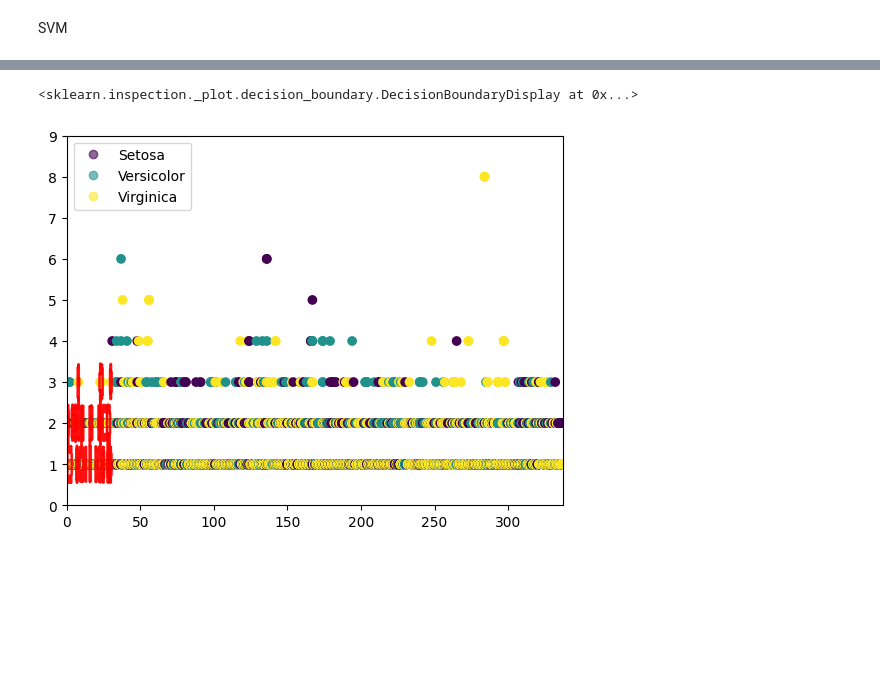
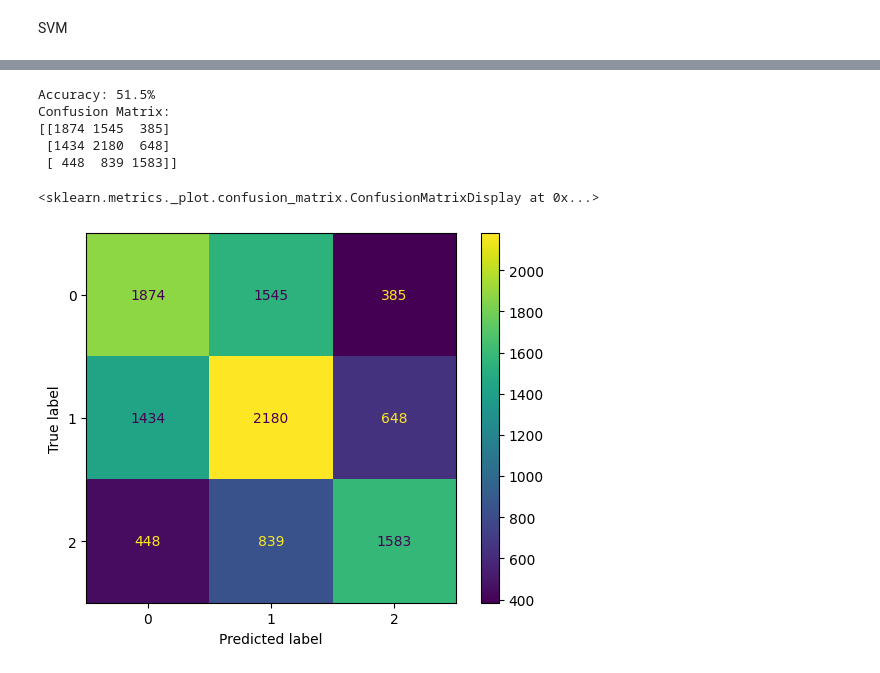
Before and after one commit to Fares596/python_DS_project, a Jupyter notebook: eye_project.ipynb, the cells around one changed output, grey strips where cells are left out. Saved outputs shown, nothing was run; the diff lists cells and outputs as text; code cells hidden in the pictures; blank space fills up the shorter version.

```diff
--- a/eye_project.ipynb
+++ b/eye_project.ipynb
@@ -240,22 +160,0 @@ plt.scatter(X[:, 0], X[:, 1], c=y)
-# %%
-lr = LogisticRegression(penalty=None, max_iter=int(1e5))
-svm_clf = LinearSVC(C=1000000, dual=True)  # C = infty signifie "pas de normalisation"
-
-colonnes_x = [c for c in df.columns if c not in ['label', "lineNo"]]
-print(colonnes_x[0:4:2] == colonnes_x[:2])
-X = df[colonnes_x[0:4:2]].to_numpy()  # Convertir en tableau NumPy
-y = df['label'].astype(int).to_numpy()  # La colonne cible
-
-lr.fit(X, target)
-svm_clf.fit(X, target)
-
-plt.plot(fd[target == '0', 0], fd[target == '0', 1], 'o', label='0', alpha=0.5)
-plt.plot(fd[target == '1', 0], fd[target == '1', 1], 'o', label='1', alpha=0.5)
-plt.plot(fd[target == '2', 0], fd[target == '2', 1], 'o', label='2', alpha=0.5)
-#DecisionBoundaryDisplay.from_estimator(lr, X, plot_method="contour", ax=plt.gca(),
-           #                                 levels=[-1, 0, 1], colors='k', linestyles=["--", "-", "--"])
-#DecisionBoundaryDisplay.from_estimator(svm_clf, X, plot_method="contour", ax=plt.gca(),
-                                       #levels=[-1, 0, 1], colors='r', linestyles=["--", "-", "--"])
-from matplotlib.lines import Line2D
-plt.legend(handles=[Line2D([0], [0], color='r', label='SVM'),
-                    Line2D([0], [0], color='k', label='Regréssion logistique')])
@@ -299,18 +161,25 @@ plt.ylim([X[:, 1].min() - .2, X[:, 1].max() + .2])
-# %%
-clf = svm.SVC(kernel='rbf', gamma=10)
-clf.fit(X[:1000, :2], y[:1000])
-scatter = plt.scatter(X[:, 0], X[:, 1], c=y)
-handles, labels = scatter.legend_elements(alpha=0.6)
-plt.legend(handles, ['Setosa', 'Versicolor', 'Virginica'])
-ax = plt.gca()
-DecisionBoundaryDisplay.from_estimator(
-    clf,
-    X[:, :2],
-    colors='r',
-    plot_method="contour",
-    alpha=0.5,
-    ax=ax,
-    grid_resolution=1000,)
-# %% [output]
-<sklearn.inspection._plot.decision_boundary.DecisionBoundaryDisplay at 0x...>
-[figure, removed]
+# %%
+from sklearn.svm import LinearSVC
+from sklearn.metrics import accuracy_score, confusion_matrix
+from sklearn.metrics import ConfusionMatrixDisplay
+
+svm = LinearSVC(max_iter=100000)  # Augmentation du nombre maximum d'itérations
+svm.fit(X, target)
+
+y_pred = svm.predict(X)
+accuracy = accuracy_score(target, y_pred)
+print(f"Accuracy: {accuracy:.1%}")
+
+cm = confusion_matrix(target, y_pred)
+print("Confusion Matrix:")
+print(cm)
+
+ConfusionMatrixDisplay(cm, display_labels=[0, 1, 2]).plot()
+# %% [output]
+Accuracy: 51.5%
+Confusion Matrix:
+[[1874 1545  385]
+ [1434 2180  648]
+ [ 448  839 1583]]
+<sklearn.metrics._plot.confusion_matrix.ConfusionMatrixDisplay at 0x...>
+[figure, added]
```
Also changed, not shown: parts of 6 cells of this notebook.
